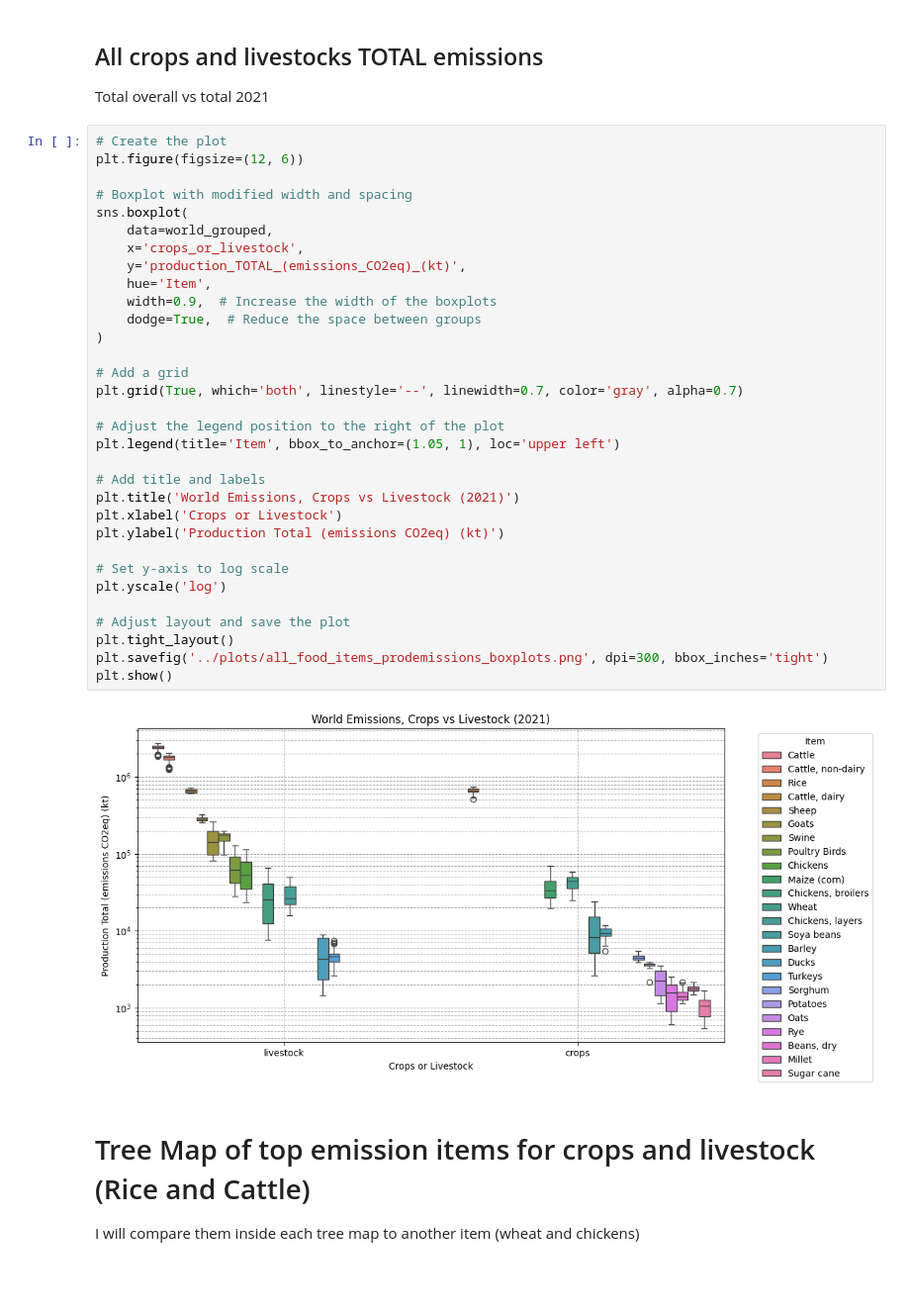
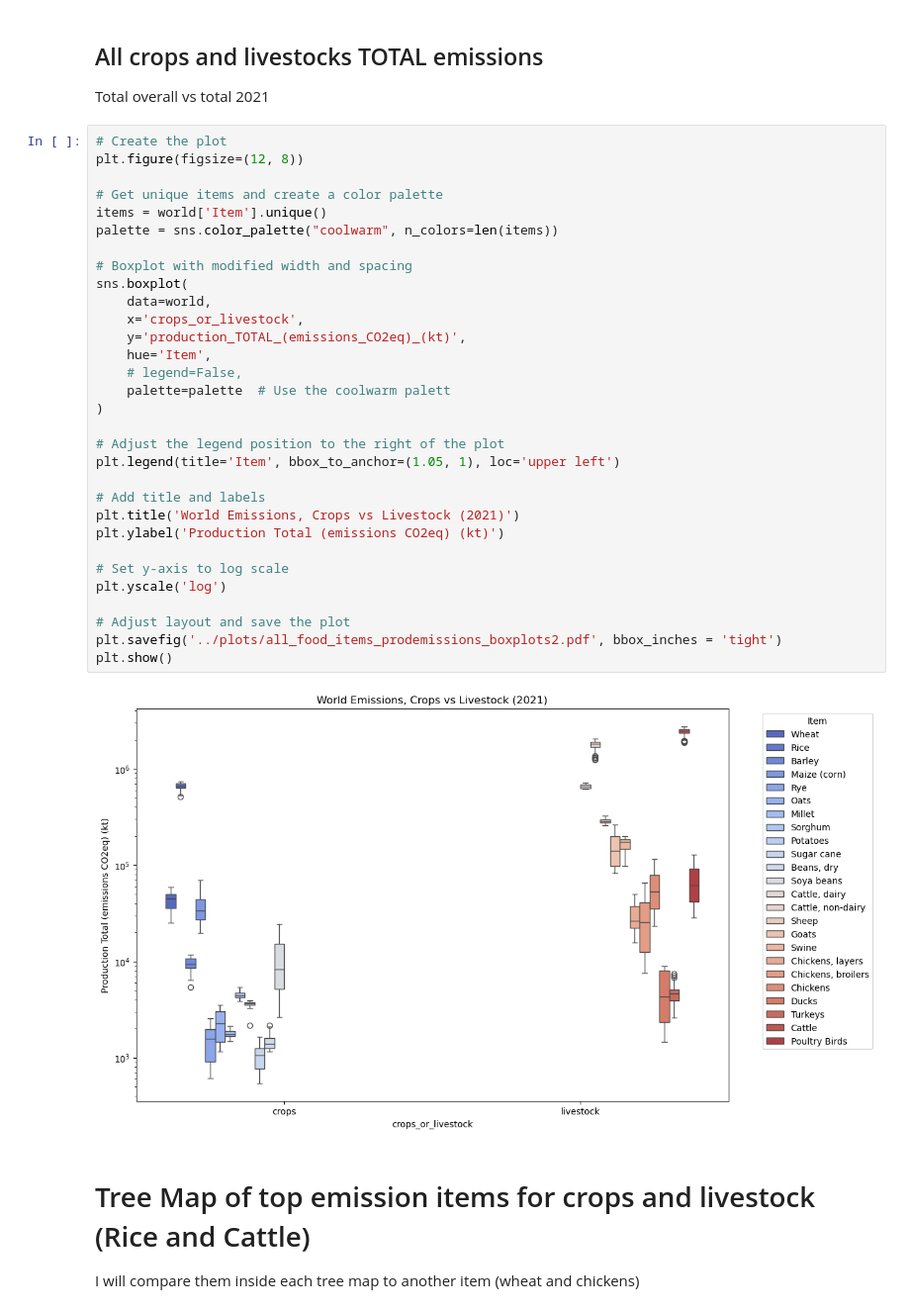
Before and after one commit to ezemriv/FAO-Food-CO2-Footprint, a Jupyter notebook: 02_food_emissions/02_emissions_analysis_plots.ipynb, the cells around one changed output. Shown at 99% size. Drawn from its saved outputs; the diff is of its cells as text; blank space fills up the shorter version.

```diff
--- a/02_food_emissions/02_emissions_analysis_plots.ipynb
+++ b/02_food_emissions/02_emissions_analysis_plots.ipynb
@@ -260,38 +260,37 @@ plt.show()
 Total overall vs total 2021
 # %%
 # Create the plot
-plt.figure(figsize=(12, 6))
+plt.figure(figsize=(12, 8))
+
+# Get unique items and create a color palette
+items = world['Item'].unique()
+palette = sns.color_palette("coolwarm", n_colors=len(items))
 
 # Boxplot with modified width and spacing
 sns.boxplot(
-    data=world_grouped,
+    data=world,
     x='crops_or_livestock',
     y='production_TOTAL_(emissions_CO2eq)_(kt)',
     hue='Item',
-    width=0.9,  # Increase the width of the boxplots
-    dodge=True,  # Reduce the space between groups
+    # legend=False,
+    palette=palette  # Use the coolwarm palett
 )
-
-# Add a grid
-plt.grid(True, which='both', linestyle='--', linewidth=0.7, color='gray', alpha=0.7)
 
 # Adjust the legend position to the right of the plot
 plt.legend(title='Item', bbox_to_anchor=(1.05, 1), loc='upper left')
 
 # Add title and labels
 plt.title('World Emissions, Crops vs Livestock (2021)')
-plt.xlabel('Crops or Livestock')
 plt.ylabel('Production Total (emissions CO2eq) (kt)')
 
 # Set y-axis to log scale
 plt.yscale('log')
 
 # Adjust layout and save the plot
-plt.tight_layout()
-plt.savefig('../plots/all_food_items_prodemissions_boxplots.png', dpi=300, bbox_inches='tight')
+plt.savefig('../plots/all_food_items_prodemissions_boxplots2.pdf', bbox_inches = 'tight')
 plt.show()
 # %% [output]
-[figure, old version]
+[figure, new version]
 # %% [markdown]
 # Tree Map of top emission items for crops and livestock (Rice and Cattle)
 
```
Also changed, not shown: 11 other files.
